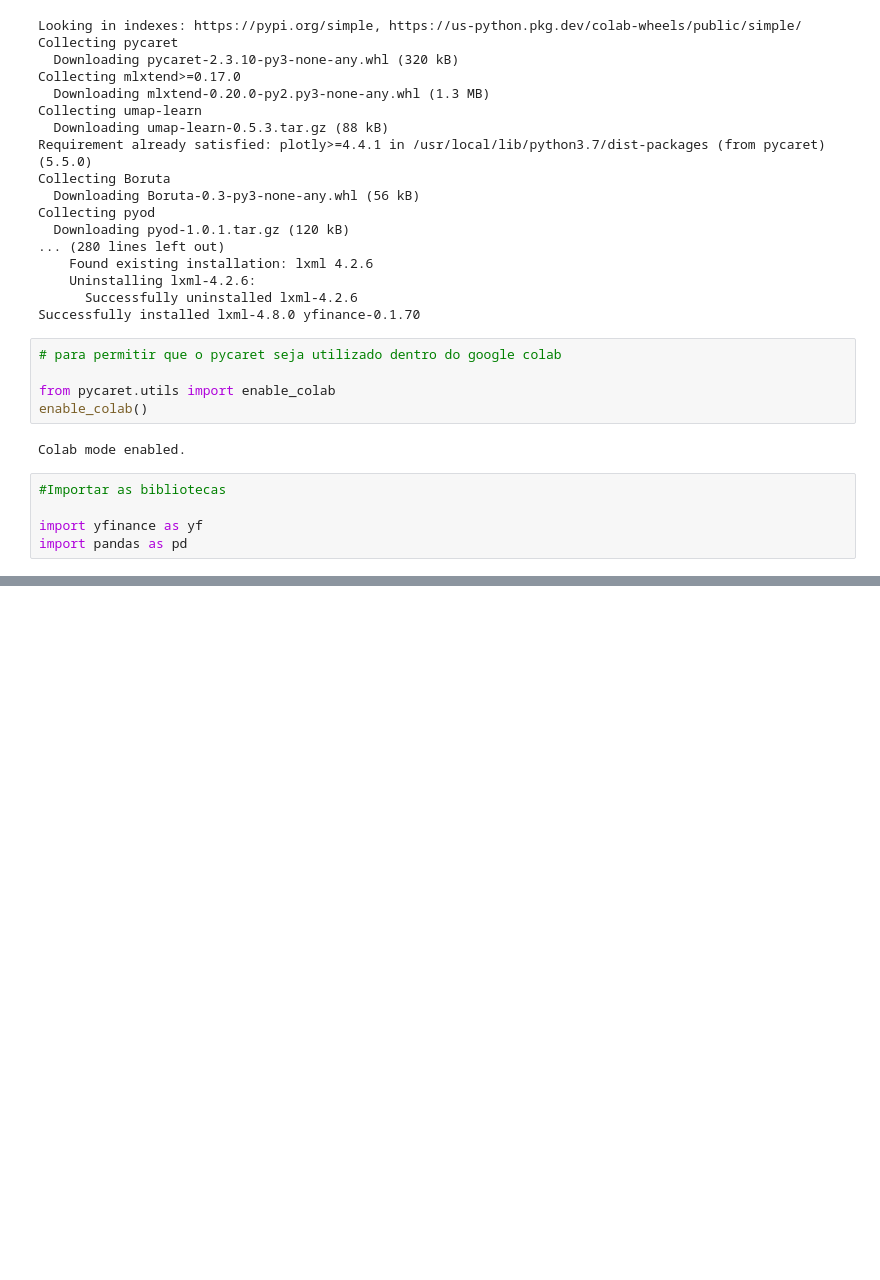
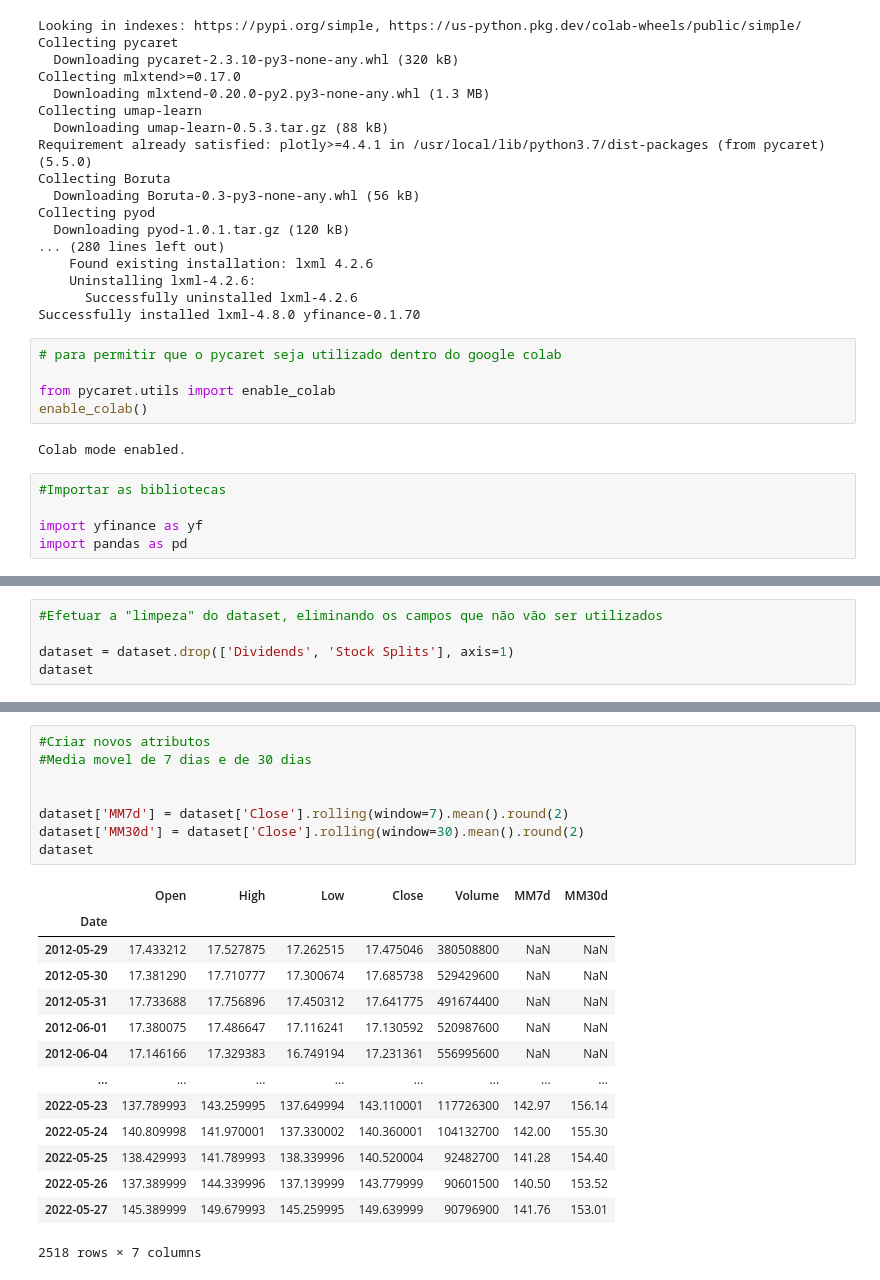
Before and after one commit to BrunoFUAL/modelos_previsao, a Jupyter notebook: pycaret.ipynb, the cells around one changed output, grey strips where cells are left out. Cells and saved outputs as stored; diff of their text form; blank space fills up the shorter version.

```diff
--- a/pycaret.ipynb
+++ b/pycaret.ipynb
@@ -43,0 +62,5 @@ df = yf.Ticker('AAPL')
+# %%
+#Efetuar a "limpeza" do dataset, eliminando os campos que não vão ser utilizados
+
+dataset = dataset.drop(['Dividends', 'Stock Splits'], axis=1)
+dataset
@@ -43,0 +82,23 @@ df = yf.Ticker('AAPL')
+# %%
+#Criar novos atributos
+#Media movel de 7 dias e de 30 dias
+
+
+dataset['MM7d'] = dataset['Close'].rolling(window=7).mean().round(2)
+dataset['MM30d'] = dataset['Close'].rolling(window=30).mean().round(2)
+dataset
+# %% [output]
+|  | Open | High | Low | Close | Volume | MM7d | MM30d |
+| Date |  |  |  |  |  |  |  |
+| 2012-05-29 | 17.433212 | 17.527875 | 17.262515 | 17.475046 | 380508800 | NaN | NaN |
+| 2012-05-30 | 17.381290 | 17.710777 | 17.300674 | 17.685738 | 529429600 | NaN | NaN |
+| 2012-05-31 | 17.733688 | 17.756896 | 17.450312 | 17.641775 | 491674400 | NaN | NaN |
+| 2012-06-01 | 17.380075 | 17.486647 | 17.116241 | 17.130592 | 520987600 | NaN | NaN |
+| 2012-06-04 | 17.146166 | 17.329383 | 16.749194 | 17.231361 | 556995600 | NaN | NaN |
+| ... | ... | ... | ... | ... | ... | ... | ... |
+| 2022-05-23 | 137.789993 | 143.259995 | 137.649994 | 143.110001 | 117726300 | 142.97 | 156.14 |
+| 2022-05-24 | 140.809998 | 141.970001 | 137.330002 | 140.360001 | 104132700 | 142.00 | 155.30 |
+| 2022-05-25 | 138.429993 | 141.789993 | 138.339996 | 140.520004 | 92482700 | 141.28 | 154.40 |
+| 2022-05-26 | 137.389999 | 144.339996 | 137.139999 | 143.779999 | 90601500 | 140.50 | 153.52 |
+| 2022-05-27 | 145.389999 | 149.679993 | 145.259995 | 149.639999 | 90796900 | 141.76 | 153.01 |
+2518 rows × 7 columns
```
Also changed, not shown: parts of 14 cells of this notebook.
